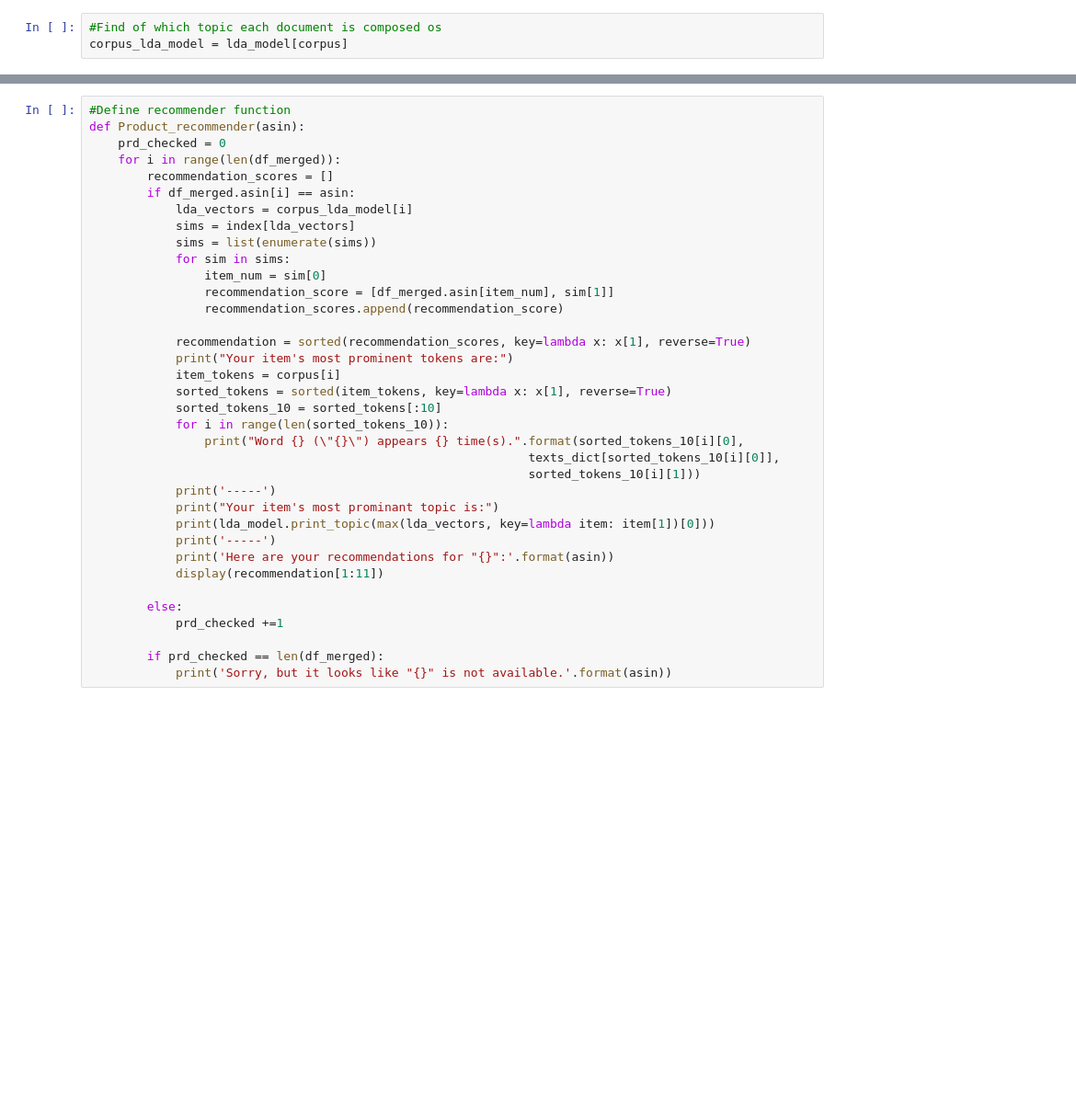
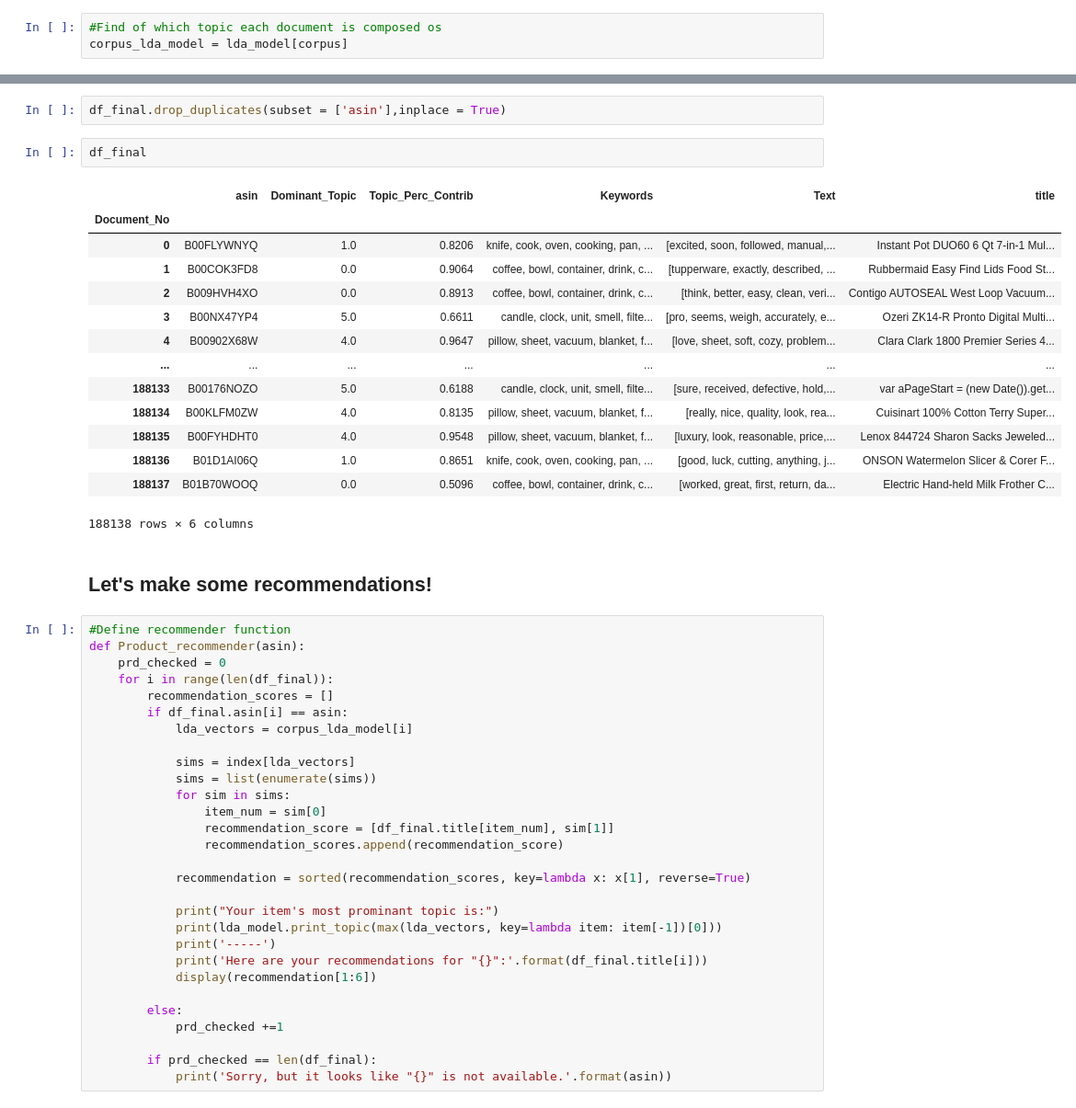
Before and after one commit to Thaslim/Amazon_Review_Analysis, a Jupyter notebook: LDA - Recommender/Recommendation_LDA.ipynb, the cells around one changed output, grey strips where cells are left out. Shown: that part at 92% size. Drawn from its saved outputs; the diff is of its cells as text; blank space fills up the shorter version.

```diff
--- a/LDA - Recommender/Recommendation_LDA.ipynb
+++ b/LDA - Recommender/Recommendation_LDA.ipynb
@@ -213,37 +243,51 @@ corpus_lda_model = lda_model[corpus]
+# %%
+df_final.drop_duplicates(subset = ['asin'],inplace = True)
+# %%
+df_final
+# %% [output]
+|  | asin | Dominant_Topic | Topic_Perc_Contrib | Keywords | Text | title |
+| Document_No |  |  |  |  |  |  |
+| 0 | B00FLYWNYQ | 1.0 | 0.8206 | knife, cook, oven, cooking, pan, ... | [excited, soon, followed, manual,... | Instant Pot DUO60 6 Qt 7-in-1 Mul... |
+| 1 | B00COK3FD8 | 0.0 | 0.9064 | coffee, bowl, container, drink, c... | [tupperware, exactly, described, ... | Rubbermaid Easy Find Lids Food St... |
+| 2 | B009HVH4XO | 0.0 | 0.8913 | coffee, bowl, container, drink, c... | [think, better, easy, clean, veri... | Contigo AUTOSEAL West Loop Vacuum... |
+| 3 | B00NX47YP4 | 5.0 | 0.6611 | candle, clock, unit, smell, filte... | [pro, seems, weigh, accurately, e... | Ozeri ZK14-R Pronto Digital Multi... |
+| 4 | B00902X68W | 4.0 | 0.9647 | pillow, sheet, vacuum, blanket, f... | [love, sheet, soft, cozy, problem... | Clara Clark 1800 Premier Series 4... |
+| ... | ... | ... | ... | ... | ... | ... |
+| 188133 | B00176NOZO | 5.0 | 0.6188 | candle, clock, unit, smell, filte... | [sure, received, defective, hold,... | var aPageStart = (new Date()).get... |
+| 188134 | B00KLFM0ZW | 4.0 | 0.8135 | pillow, sheet, vacuum, blanket, f... | [really, nice, quality, look, rea... | Cuisinart 100% Cotton Terry Super... |
+| 188135 | B00FYHDHT0 | 4.0 | 0.9548 | pillow, sheet, vacuum, blanket, f... | [luxury, look, reasonable, price,... | Lenox 844724 Sharon Sacks Jeweled... |
+| 188136 | B01D1AI06Q | 1.0 | 0.8651 | knife, cook, oven, cooking, pan, ... | [good, luck, cutting, anything, j... | ONSON Watermelon Slicer & Corer F... |
+| 188137 | B01B70WOOQ | 0.0 | 0.5096 | coffee, bowl, container, drink, c... | [worked, great, first, return, da... | Electric Hand-held Milk Frother C... |
+188138 rows × 6 columns
+# %% [markdown]
+## Let's make some recommendations!
 # %%
 #Define recommender function
 def Product_recommender(asin):
     prd_checked = 0
-    for i in range(len(df_merged)):
+    for i in range(len(df_final)):
         recommendation_scores = []
-        if df_merged.asin[i] == asin:
+        if df_final.asin[i] == asin:
             lda_vectors = corpus_lda_model[i]
+
             sims = index[lda_vectors]
             sims = list(enumerate(sims))
             for sim in sims:
                 item_num = sim[0]
-                recommendation_score = [df_merged.asin[item_num], sim[1]]
+                recommendation_score = [df_final.title[item_num], sim[1]]
                 recommendation_scores.append(recommendation_score)
 
             recommendation = sorted(recommendation_scores, key=lambda x: x[1], reverse=True)
-            print("Your item's most prominent tokens are:")
-            item_tokens = corpus[i]
-            sorted_tokens = sorted(item_tokens, key=lambda x: x[1], reverse=True)
-            sorted_tokens_10 = sorted_tokens[:10]
-            for i in range(len(sorted_tokens_10)):
-                print("Word {} (\"{}\") appears {} time(s).".format(sorted_tokens_10[i][0],
-                                                             texts_dict[sorted_tokens_10[i][0]],
-                                                             sorted_tokens_10[i][1]))
+
+            print("Your item's most prominant topic is:")
+            print(lda_model.print_topic(max(lda_vectors, key=lambda item: item[-1])[0]))
             print('-----')
-            print("Your item's most prominant topic is:")
-            print(lda_model.print_topic(max(lda_vectors, key=lambda item: item[1])[0]))
-            print('-----')
-            print('Here are your recommendations for "{}":'.format(asin))
-            display(recommendation[1:11])
+            print('Here are your recommendations for "{}":'.format(df_final.title[i]))
+            display(recommendation[1:6])
 
         else:
             prd_checked +=1
 
-        if prd_checked == len(df_merged):
+        if prd_checked == len(df_final):
             print('Sorry, but it looks like "{}" is not available.'.format(asin))
 # %%
```
Also changed, not shown: parts of 23 cells of this notebook.
